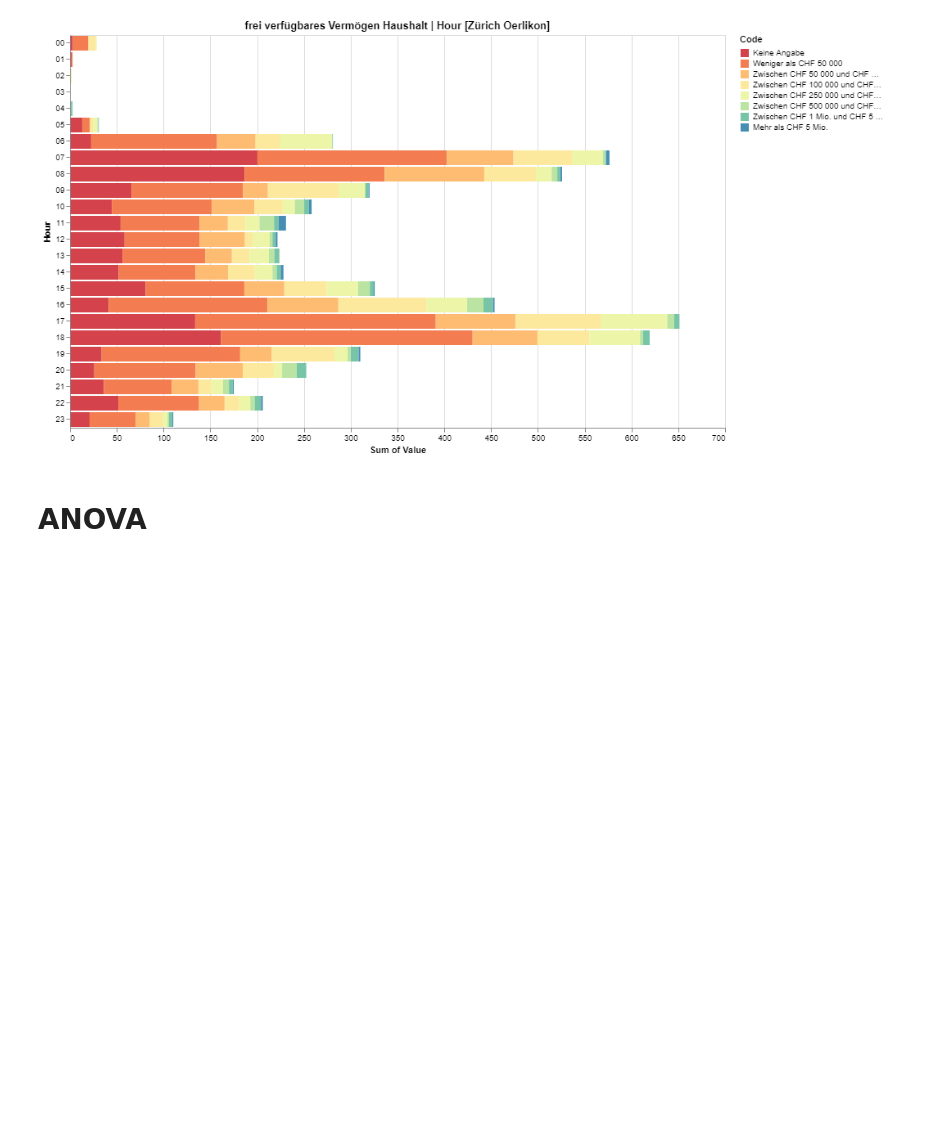
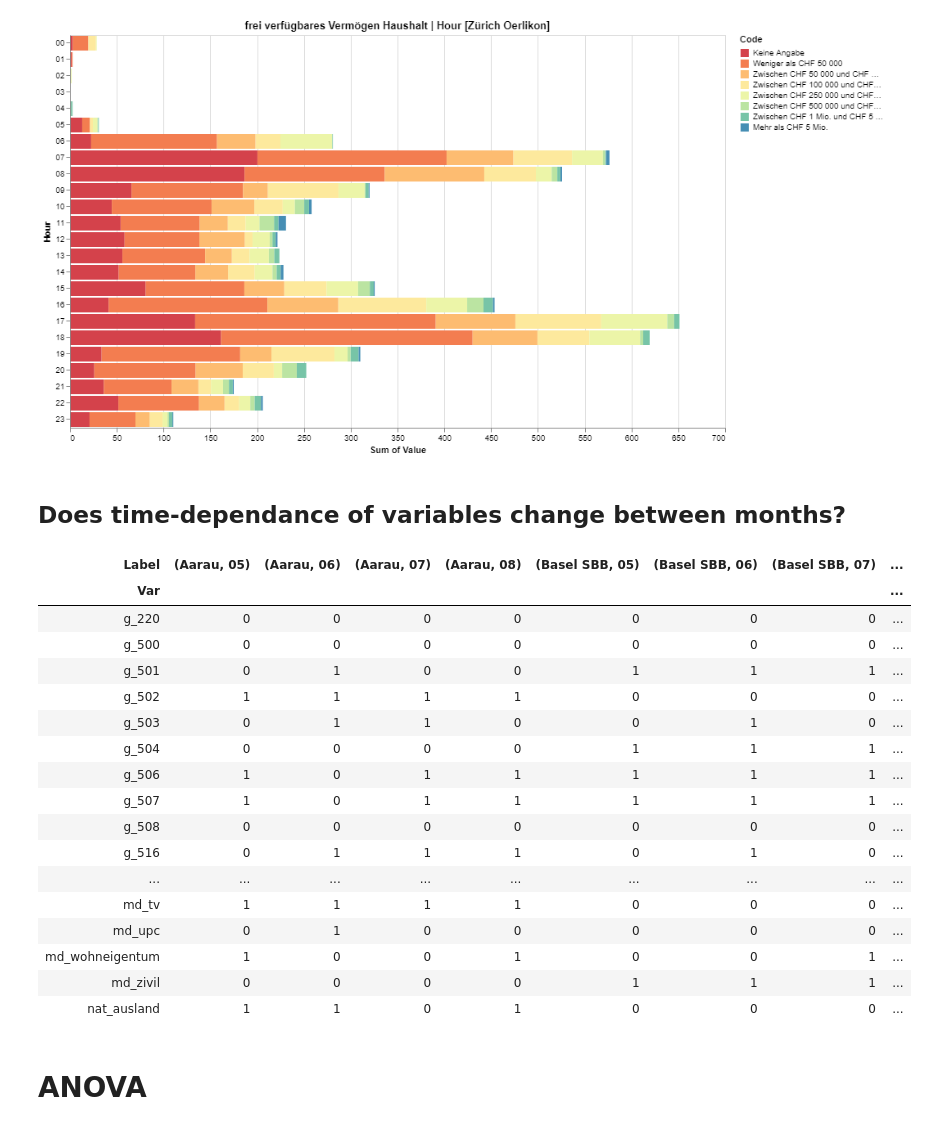
Before and after one commit to apgsga-stc/PredictiveAnalyticsPython, a Jupyter notebook: axinova/ax_explore_20190906.ipynb, the cells around one changed output. Saved outputs shown, nothing was run; the diff lists cells and outputs as text; code cells hidden in the pictures; blank space fills up the shorter version.

```diff
--- a/axinova/ax_explore_20190906.ipynb
+++ b/axinova/ax_explore_20190906.ipynb
@@ -316,7 +363,7 @@ from scipy.stats import chi2_contingency
 def _var_factor_dependance(data, variable, factor, partitions):
     subset = data.loc[data.Variable == variable].pipe(clean_up_categoricals)
     result = pd.DataFrame(columns=["Var", "Label", f"p_{factor}"])
-    for label, partition in subset.groupby(partitions):
+    for label, partition in subset.groupby(partitions, observed=True):
         result_row = {"Var": variable, "Label": label}
         contingency_tab = partition.pivot_table(
             index="Code", columns=factor, aggfunc="size", fill_value=0, observed=True
@@ -329,17 +376,12 @@ def _var_factor_dependance(data, variable, factor, partitions):
 
 def factor_dependance(data, factor, partitions):
     all_var_assoc = pd.DataFrame(columns=["Var", "Label", f"p_{factor}"])
-    for v in var:
+    for v in var_info.keys():
         var_assoc = _var_factor_dependance(
             data=data, variable=v, factor=factor, partitions=partitions
         ).query(f"p_{factor} <= 0.05")
         all_var_assoc = all_var_assoc.append(var_assoc, ignore_index=True, sort=False)
-    all_var_assoc["VarDesc"] = lookup(
-        ax_var_labels,
-        target_col_name="Label",
-        match_col=all_var_assoc["Var"],
-        target_match_col_name="Variable",
-    )
+    all_var_assoc["VarDesc"] = all_var_assoc["Var"].apply(var_label)
     return all_var_assoc
 # %% [markdown]
 ## For all variables, find stations where the distribution of codes is dependent on day time / time slot
@@ -452,6 +494,37 @@ plot_var_time_dist(
 )
 # %% [output]
 [figure]
+# %% [markdown]
+## Does time-dependance of variables change between months?
+# %%
+%%time
+all_var_assoc_timeslot_month = factor_dependance(
+    data=ax_data, factor="TimeSlot", partitions=["Station", "Month"]
+)
+# %%
+pd.crosstab(
+    index=all_var_assoc_timeslot_month["Var"],
+    columns=all_var_assoc_timeslot_month["Label"],
+)
+# %% [output]
+| Label | (Aarau, 05) | (Aarau, 06) | (Aarau, 07) | (Aarau, 08) | (Basel SBB, 05) | (Basel SBB, 06) | (Basel SBB, 07) | ... |
+| Var |  |  |  |  |  |  |  | ... |
+| g_220 | 0 | 0 | 0 | 0 | 0 | 0 | 0 | ... |
+| g_500 | 0 | 0 | 0 | 0 | 0 | 0 | 0 | ... |
+| g_501 | 0 | 1 | 0 | 0 | 1 | 1 | 1 | ... |
+| g_502 | 1 | 1 | 1 | 1 | 0 | 0 | 0 | ... |
+| g_503 | 0 | 1 | 1 | 0 | 0 | 1 | 0 | ... |
+| g_504 | 0 | 0 | 0 | 0 | 1 | 1 | 1 | ... |
+| g_506 | 1 | 0 | 1 | 1 | 1 | 1 | 1 | ... |
+| g_507 | 1 | 0 | 1 | 1 | 1 | 1 | 1 | ... |
+| g_508 | 0 | 0 | 0 | 0 | 0 | 0 | 0 | ... |
+| g_516 | 0 | 1 | 1 | 1 | 0 | 1 | 0 | ... |
+| ... | ... | ... | ... | ... | ... | ... | ... | ... |
+| md_tv | 1 | 1 | 1 | 1 | 0 | 0 | 0 | ... |
+| md_upc | 0 | 1 | 0 | 0 | 0 | 0 | 0 | ... |
+| md_wohneigentum | 1 | 0 | 0 | 1 | 0 | 0 | 1 | ... |
+| md_zivil | 0 | 0 | 0 | 0 | 1 | 1 | 1 | ... |
+| nat_ausland | 1 | 1 | 0 | 1 | 0 | 0 | 0 | ... |
 # %% [markdown]
 # ANOVA
 # %%
```
Also changed, not shown: parts of 18 cells of this notebook.
